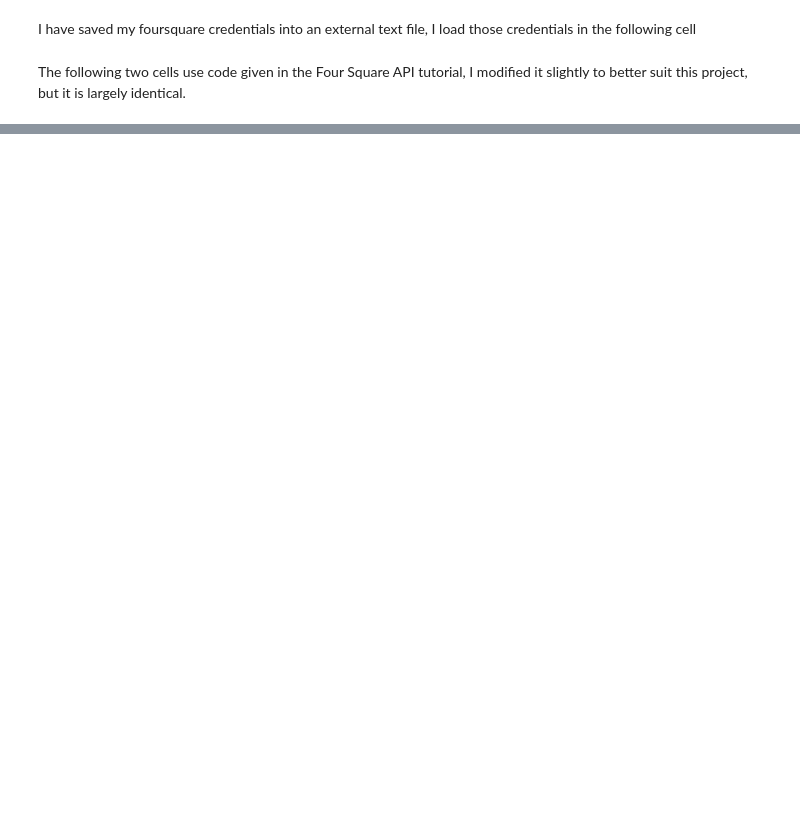
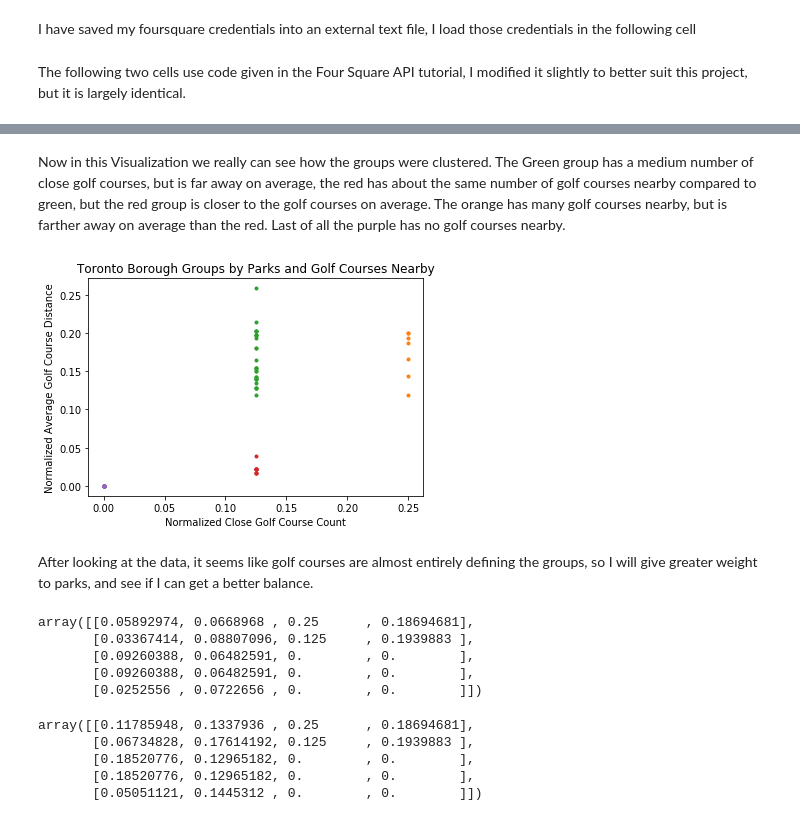
Before and after one commit to bruces12/Coursera_Capstone, a Jupyter notebook: Cousera_Capstone.ipynb, the cells around one changed output, grey strips where cells are left out. Cells and saved outputs as stored; diff of their text form; code cells hidden in the pictures; blank space fills up the shorter version.

```diff
--- a/Cousera_Capstone.ipynb
+++ b/Cousera_Capstone.ipynb
@@ -98,0 +142,32 @@ dfs_all[0]
+# %% [markdown]
+Now in this Visualization we really can see how the groups were clustered.  The Green group has a medium number of close golf courses, but is far away on average, the red has about the same number of golf courses nearby compared to green, but the red group is closer to the golf courses on average. The orange has many golf courses nearby, but is farther away on average than the red. Last of all the purple has no golf courses nearby.
+# %%
+for i in range(5):
+    points=norm_features[:,2:][clusters.labels_==i]
+    plt.plot(points[:,0],points[:,1],'.')
+plt.title('Toronto Borough Groups by Parks and Golf Courses Nearby')
+plt.xlabel('Normalized Close Golf Course Count')
+plt.ylabel('Normalized Average Golf Course Distance')
+plt.show()
+# %% [output]
+[figure, added]
+# %% [markdown]
+After looking at the data, it seems like golf courses are almost entirely defining the groups, so I will give greater weight to parks, and see if I can get a better balance.
+# %%
+norm_features[:5]
+# %% [output]
+array([[0.05892974, 0.0668968 , 0.25      , 0.18694681],
+       [0.03367414, 0.08807096, 0.125     , 0.1939883 ],
+       [0.09260388, 0.06482591, 0.        , 0.        ],
+       [0.09260388, 0.06482591, 0.        , 0.        ],
+       [0.0252556 , 0.0722656 , 0.        , 0.        ]])
+# %%
+weighted_norm_features=np.copy(norm_features)
+weighted_norm_features[:,:2]*=2
+weighted_norm_features[:5]
+# %% [output]
+array([[0.11785948, 0.1337936 , 0.25      , 0.18694681],
+       [0.06734828, 0.17614192, 0.125     , 0.1939883 ],
+       [0.18520776, 0.12965182, 0.        , 0.        ],
+       [0.18520776, 0.12965182, 0.        , 0.        ],
+       [0.05051121, 0.1445312 , 0.        , 0.        ]])
```
Also changed, not shown: parts of 26 cells of this notebook.
